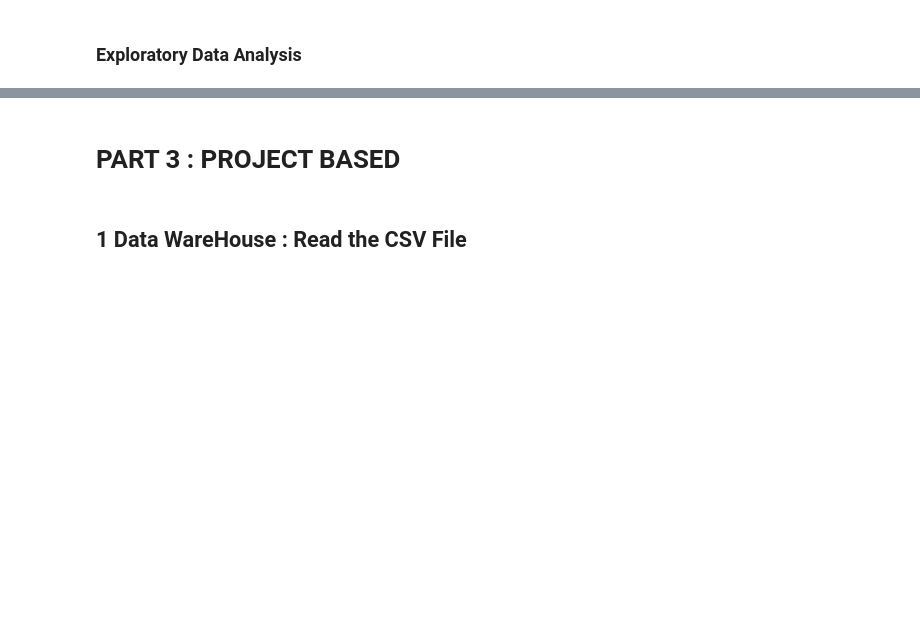
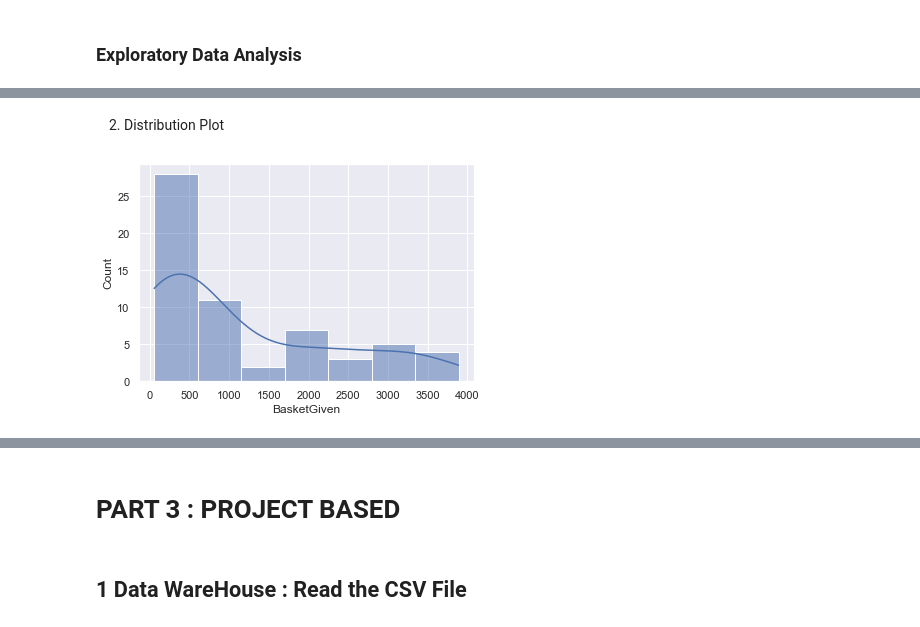
Before and after one commit to aishwarya-chamanoor/AIML_GreatLearning, a Jupyter notebook: Solution.ipynb, the cells around one changed output, grey strips where cells are left out. Drawn from its saved outputs; the diff is of its cells as text; code cells hidden in the pictures; blank space fills up the shorter version.

```diff
--- a/Solution.ipynb
+++ b/Solution.ipynb
@@ -346,0 +403,7 @@ sns.pairplot(tournament_data[game_plots]);
+# %% [markdown]
+2. Distribution Plot
+# %%
+#Checking how BasketGiven data is distributed using dist plot
+sns.histplot(final_data,x="BasketGiven",kde=True);
+# %% [output]
+[figure, added]
```
Also changed, not shown: parts of 50 cells of this notebook.
